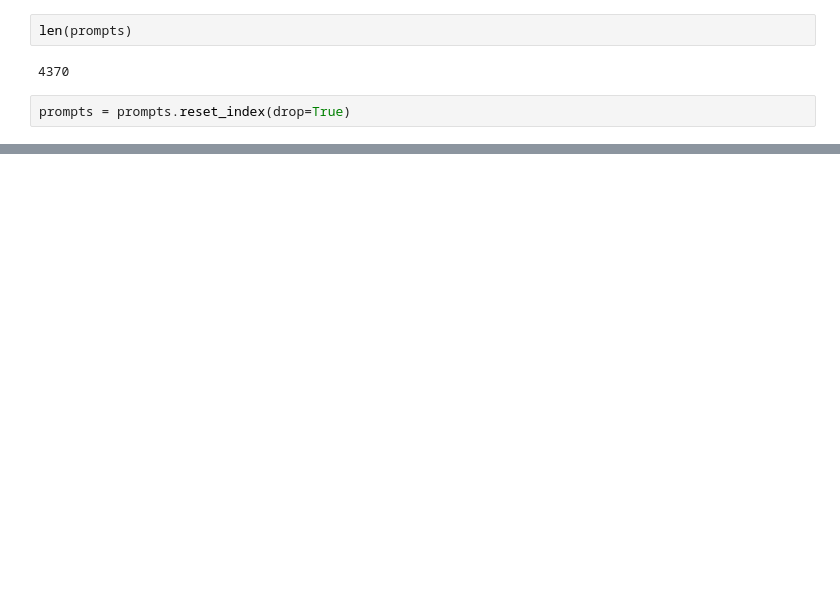
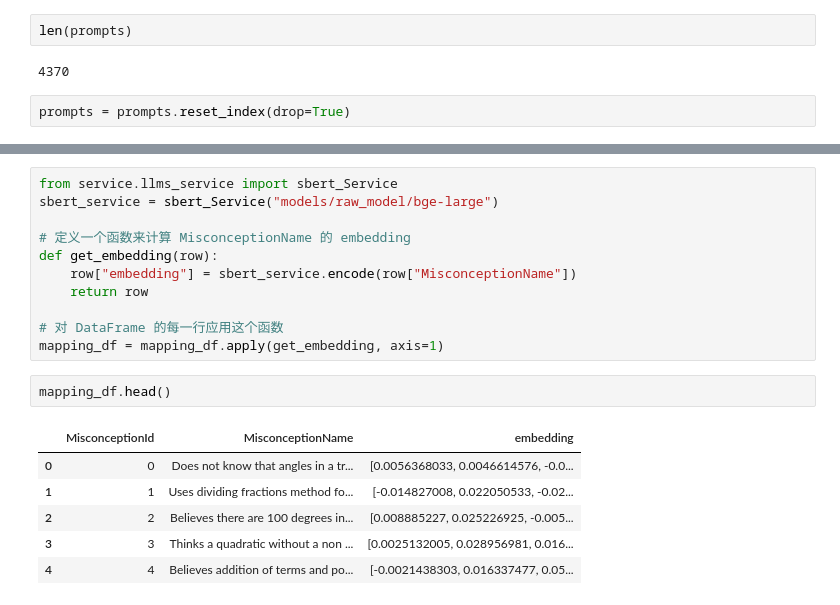
Before and after one commit to zhuzhiyang258/kaggle-Eedi, a Jupyter notebook: preprocess.ipynb, the cells around one changed output, grey strips where cells are left out. Saved outputs shown, nothing was run; the diff lists cells and outputs as text; blank space fills up the shorter version.

```diff
--- a/preprocess.ipynb
+++ b/preprocess.ipynb
@@ -289,0 +275,20 @@ if __name__ == "__main__":
+# %%
+from service.llms_service import sbert_Service
+sbert_service = sbert_Service("models/raw_model/bge-large")
+
+# 定义一个函数来计算 MisconceptionName 的 embedding
+def get_embedding(row):
+    row["embedding"] = sbert_service.encode(row["MisconceptionName"])
+    return row
+
+# 对 DataFrame 的每一行应用这个函数
+mapping_df = mapping_df.apply(get_embedding, axis=1)
+# %%
+mapping_df.head()
+# %% [output]
+|  | MisconceptionId | MisconceptionName | embedding |
+| 0 | 0 | Does not know that angles in a tr... | [0.0056368033, 0.0046614576, -0.0... |
+| 1 | 1 | Uses dividing fractions method fo... | [-0.014827008, 0.022050533, -0.02... |
+| 2 | 2 | Believes there are 100 degrees in... | [0.008885227, 0.025226925, -0.005... |
+| 3 | 3 | Thinks a quadratic without a non ... | [0.0025132005, 0.028956981, 0.016... |
+| 4 | 4 | Believes addition of terms and po... | [-0.0021438303, 0.016337477, 0.05... |
```
Also changed, not shown: parts of 12 cells of this notebook, 3 other files.
